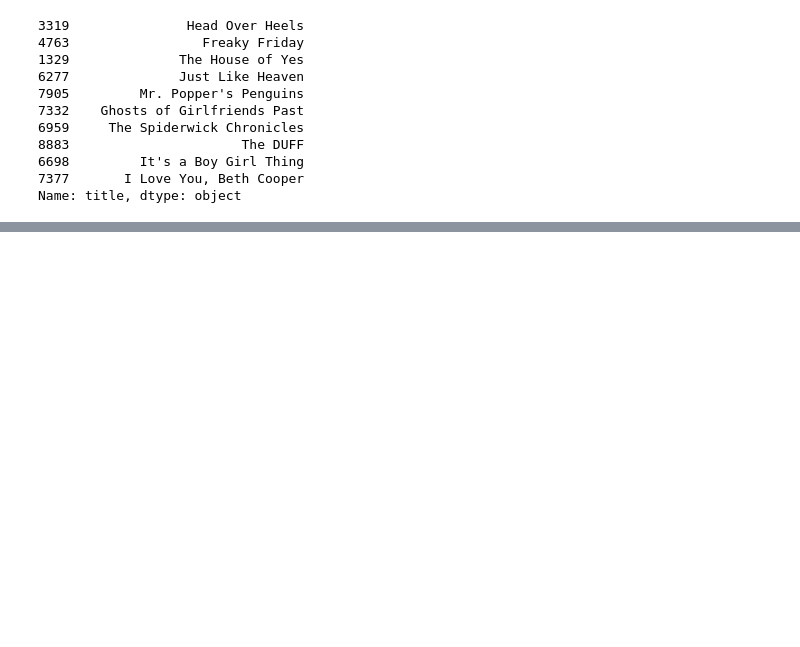
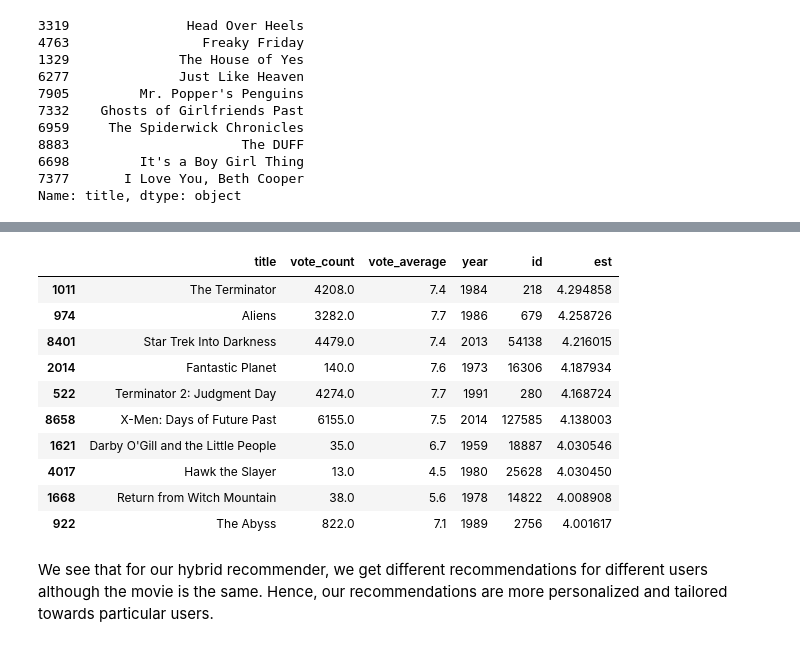
Before and after one commit to JIPiration/kaggles, a Jupyter notebook: the-movie-dataset-and-TMDB-5000-movie-dataset/movie-recommender-systems.ipynb, the cells around one changed output, grey strips where cells are left out. Saved outputs shown, nothing was run; the diff lists cells and outputs as text; code cells hidden in the pictures; blank space fills up the shorter version.

```diff
--- a/the-movie-dataset-and-TMDB-5000-movie-dataset/movie-recommender-systems.ipynb
+++ b/the-movie-dataset-and-TMDB-5000-movie-dataset/movie-recommender-systems.ipynb
@@ -1143,0 +1497,16 @@ I will take the top 25 movies based on similarity scores and calculate the vote
+# %%
+hybrid(300, 'Avatar')
+# %% [output]
+|  | title | vote_count | vote_average | year | id | est |
+| 1011 | The Terminator | 4208.0 | 7.4 | 1984 | 218 | 4.294858 |
+| 974 | Aliens | 3282.0 | 7.7 | 1986 | 679 | 4.258726 |
+| 8401 | Star Trek Into Darkness | 4479.0 | 7.4 | 2013 | 54138 | 4.216015 |
+| 2014 | Fantastic Planet | 140.0 | 7.6 | 1973 | 16306 | 4.187934 |
+| 522 | Terminator 2: Judgment Day | 4274.0 | 7.7 | 1991 | 280 | 4.168724 |
+| 8658 | X-Men: Days of Future Past | 6155.0 | 7.5 | 2014 | 127585 | 4.138003 |
+| 1621 | Darby O'Gill and the Little People | 35.0 | 6.7 | 1959 | 18887 | 4.030546 |
+| 4017 | Hawk the Slayer | 13.0 | 4.5 | 1980 | 25628 | 4.030450 |
+| 1668 | Return from Witch Mountain | 38.0 | 5.6 | 1978 | 14822 | 4.008908 |
+| 922 | The Abyss | 822.0 | 7.1 | 1989 | 2756 | 4.001617 |
+# %% [markdown]
+We see that for our hybrid recommender, we get different recommendations for different users although the movie is the same. Hence, our recommendations are more personalized and tailored towards particular users.
```
Also changed, not shown: parts of 38 cells of this notebook.
